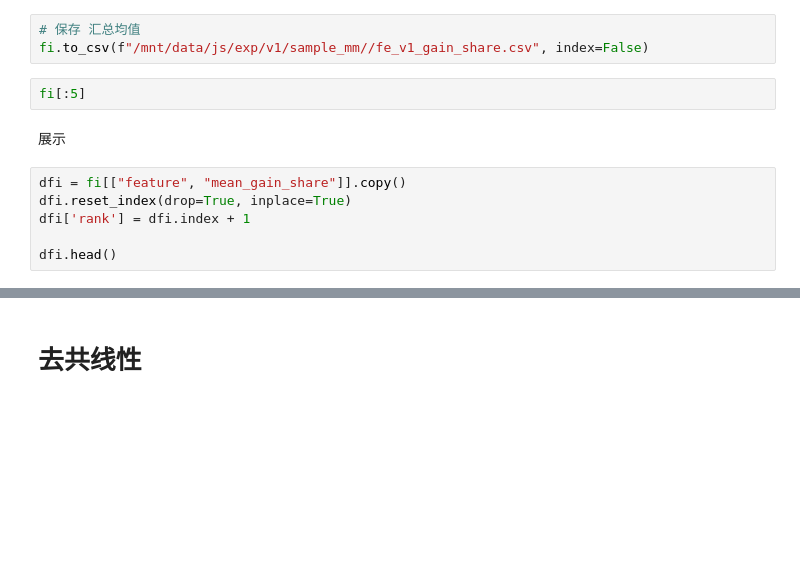
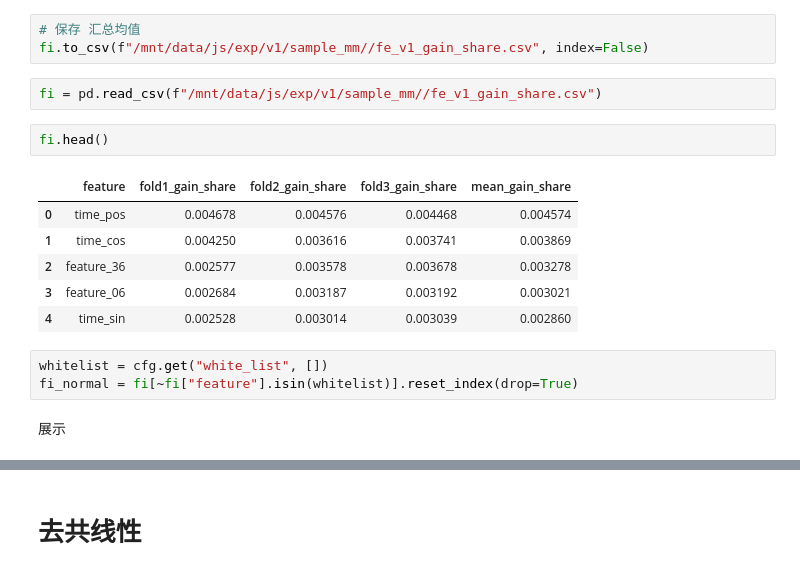
Before and after one commit to Jackson00Han/Jane-Street-Time-Series-Forecasting, a Jupyter notebook: main.ipynb, the cells around one changed output, grey strips where cells are left out. Saved outputs shown, nothing was run; the diff lists cells and outputs as text; blank space fills up the shorter version.

```diff
--- a/main.ipynb
+++ b/main.ipynb
@@ -1770,14 +1810,20 @@ fi = fi.sort_values("mean_gain_share", ascending=False, ignore_index=True)
 # %%
 # 保存 汇总均值
 fi.to_csv(f"/mnt/data/js/exp/v1/sample_mm//fe_v1_gain_share.csv", index=False)
+# %%
+fi = pd.read_csv(f"/mnt/data/js/exp/v1/sample_mm//fe_v1_gain_share.csv")
 # %%
-fi[:5]
+fi.head()
+# %% [output]
+|  | feature | fold1_gain_share | fold2_gain_share | fold3_gain_share | mean_gain_share |
+| 0 | time_pos | 0.004678 | 0.004576 | 0.004468 | 0.004574 |
+| 1 | time_cos | 0.004250 | 0.003616 | 0.003741 | 0.003869 |
+| 2 | feature_36 | 0.002577 | 0.003578 | 0.003678 | 0.003278 |
+| 3 | feature_06 | 0.002684 | 0.003187 | 0.003192 | 0.003021 |
+| 4 | time_sin | 0.002528 | 0.003014 | 0.003039 | 0.002860 |
+# %%
+whitelist = cfg.get("white_list", [])
+fi_normal = fi[~fi["feature"].isin(whitelist)].reset_index(drop=True)
 # %% [markdown]
 展示
-# %%
-dfi = fi[["feature", "mean_gain_share"]].copy()
-dfi.reset_index(drop=True, inplace=True)
-dfi['rank'] = dfi.index + 1
-
-dfi.head()
 # %%
```
Also changed, not shown: parts of 31 cells of this notebook, 5 other files.
